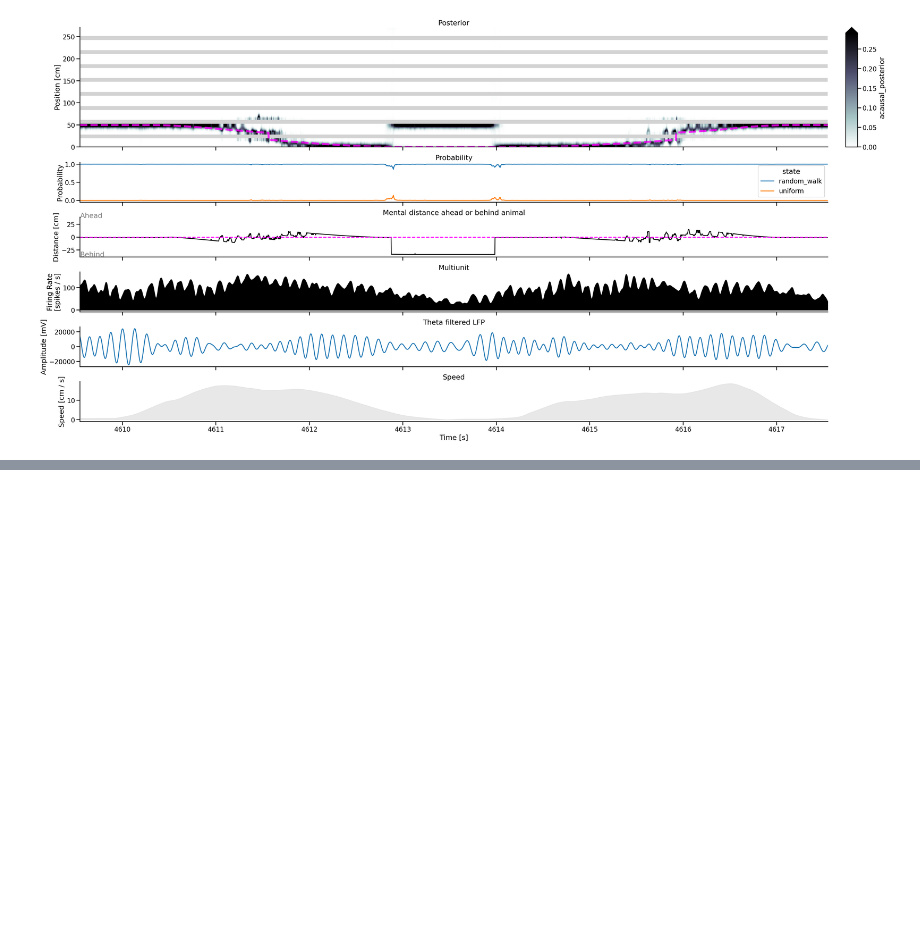
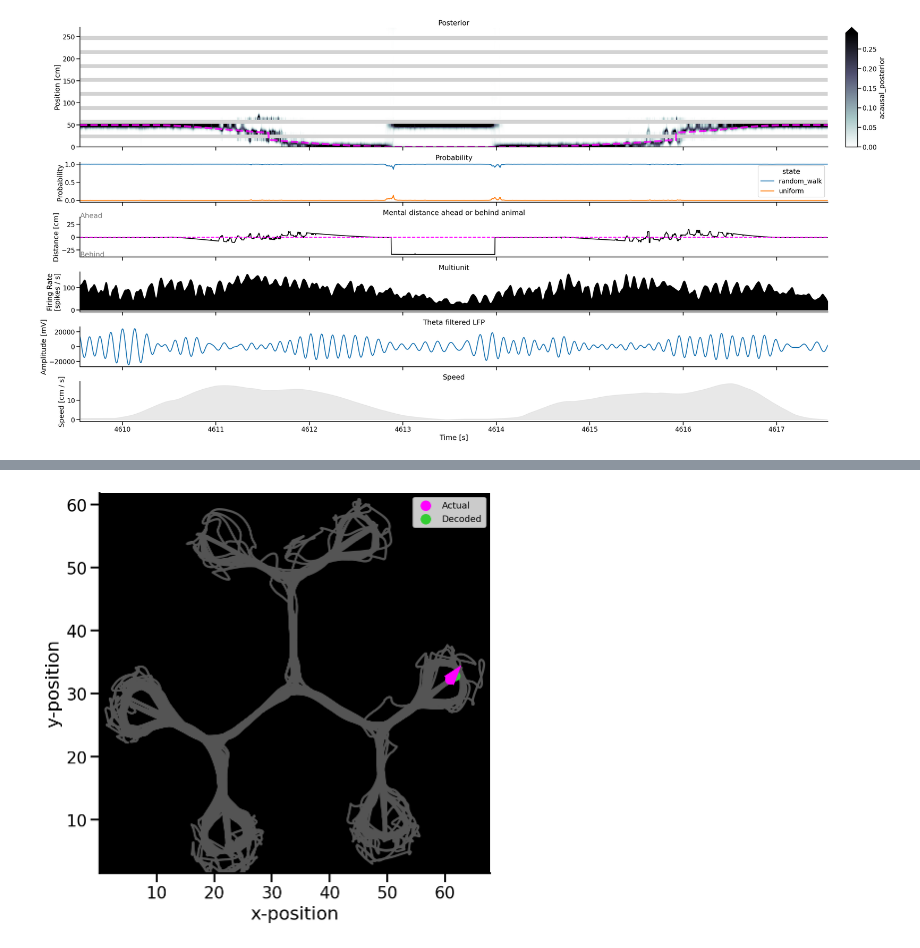
Before and after one commit to edeno/ac_clusterless_decoding, a Jupyter notebook: notebooks/2020_08_08_Ahead_Behind.ipynb, the cells around one changed output, grey strips where cells are left out. Cells and saved outputs as stored; diff of their text form; code cells hidden in the pictures; blank space fills up the shorter version.

Commit message:
Update movie with head direction and make arguments more consistent with plots

```diff
--- a/notebooks/2020_08_08_Ahead_Behind.ipynb
+++ b/notebooks/2020_08_08_Ahead_Behind.ipynb
@@ -149,3 +151,24 @@ plot_classifier_time_slice(
 )
 # %% [output]
 [figure]
+# %%
+from src.visualization import plot_2D_position_with_color_time, make_movie
+from replay_trajectory_classification.core import get_graph_1D_2D_relationships, linear_position_to_2D_projection
+from loren_frank_data_processing.track_segment_classification import get_track_segments_from_graph, project_points_to_segment
+from src.parameters import SAMPLING_FREQUENCY
+
+
+frame_rate = SAMPLING_FREQUENCY / 4
+time = cv_classifier_clusterless_results.time.values
+time_slice = slice(time[16500], time[18500])
+
+# 16 seconds
+fig, movie = make_movie(
+    time_slice,
+    cv_classifier,
+    cv_classifier_clusterless_results,
+    data,
+    frame_rate=frame_rate,
+    movie_name="test-theta_sweep1.mp4")
+logging.info('Done')
+# %% [output]
@@ -151,0 +178 @@ plot_classifier_time_slice(
+[figure, added]
```
Also changed, not shown: parts of 4 cells of this notebook, 1 other file.
